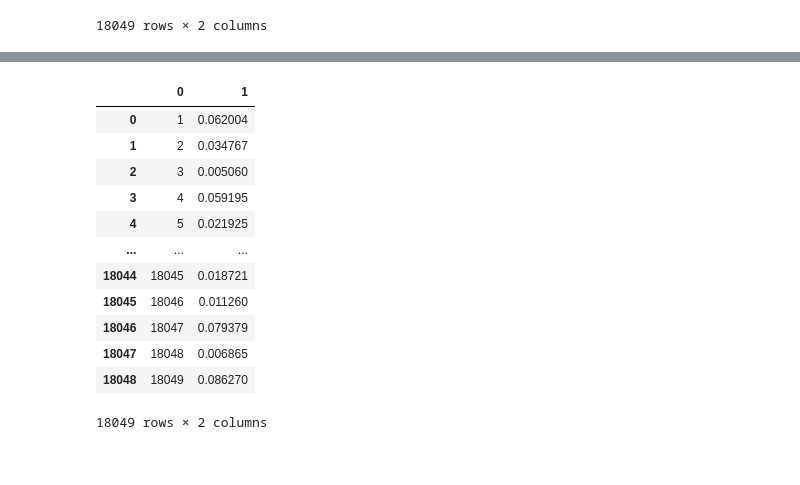
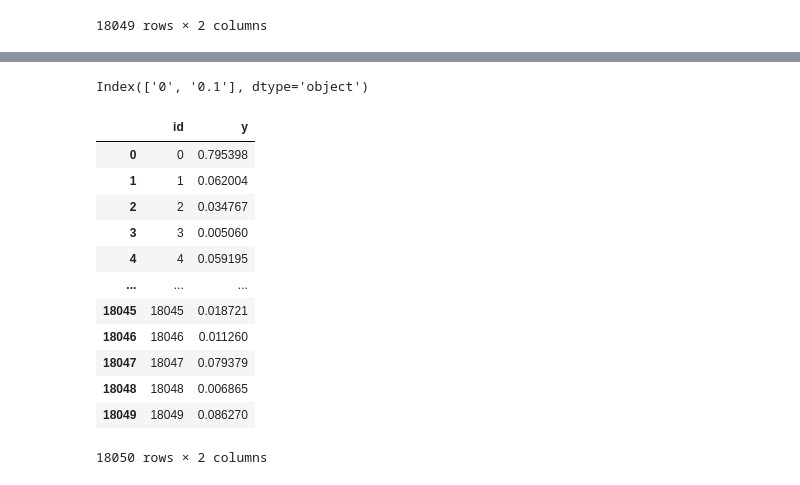
Before and after one commit to akihiro-git-hub/SIGNATE_time_deposit_account, a Jupyter notebook: XGBoost_Base_Line.ipynb, the cells around one changed output, grey strips where cells are left out. Saved outputs shown, nothing was run; the diff lists cells and outputs as text; code cells hidden in the pictures.

```diff
--- a/XGBoost_Base_Line.ipynb
+++ b/XGBoost_Base_Line.ipynb
@@ -396,17 +368,4 @@ submit
-# %%
-submit['1'] = test_pred
-submit
-# %% [output]
-|  | 0 | 1 |
-| 0 | 1 | 0.062004 |
-| 1 | 2 | 0.034767 |
-| 2 | 3 | 0.005060 |
-| 3 | 4 | 0.059195 |
-| 4 | 5 | 0.021925 |
-| ... | ... | ... |
-| 18044 | 18045 | 0.018721 |
-| 18045 | 18046 | 0.011260 |
-| 18046 | 18047 | 0.079379 |
-| 18047 | 18048 | 0.006865 |
-| 18048 | 18049 | 0.086270 |
-18049 rows × 2 columns
+# %%
+submit.columns
+# %% [output]
+Index(['0', '0.1'], dtype='object')
@@ -412,0 +375,22 @@ submit
+# %%
+id = test['id']
+test_pred = pd.Series(test_pred)
+pred = test_pred
+
+submit = pd.concat([id,pred], axis=1)
+submit.columns = ['id', 'y']
+submit
+# %% [output]
+|  | id | y |
+| 0 | 0 | 0.795398 |
+| 1 | 1 | 0.062004 |
+| 2 | 2 | 0.034767 |
+| 3 | 3 | 0.005060 |
+| 4 | 4 | 0.059195 |
+| ... | ... | ... |
+| 18045 | 18045 | 0.018721 |
+| 18046 | 18046 | 0.011260 |
+| 18047 | 18047 | 0.079379 |
+| 18048 | 18048 | 0.006865 |
+| 18049 | 18049 | 0.086270 |
+18050 rows × 2 columns
```
Also changed, not shown: parts of 15 cells of this notebook, 1 other file.
